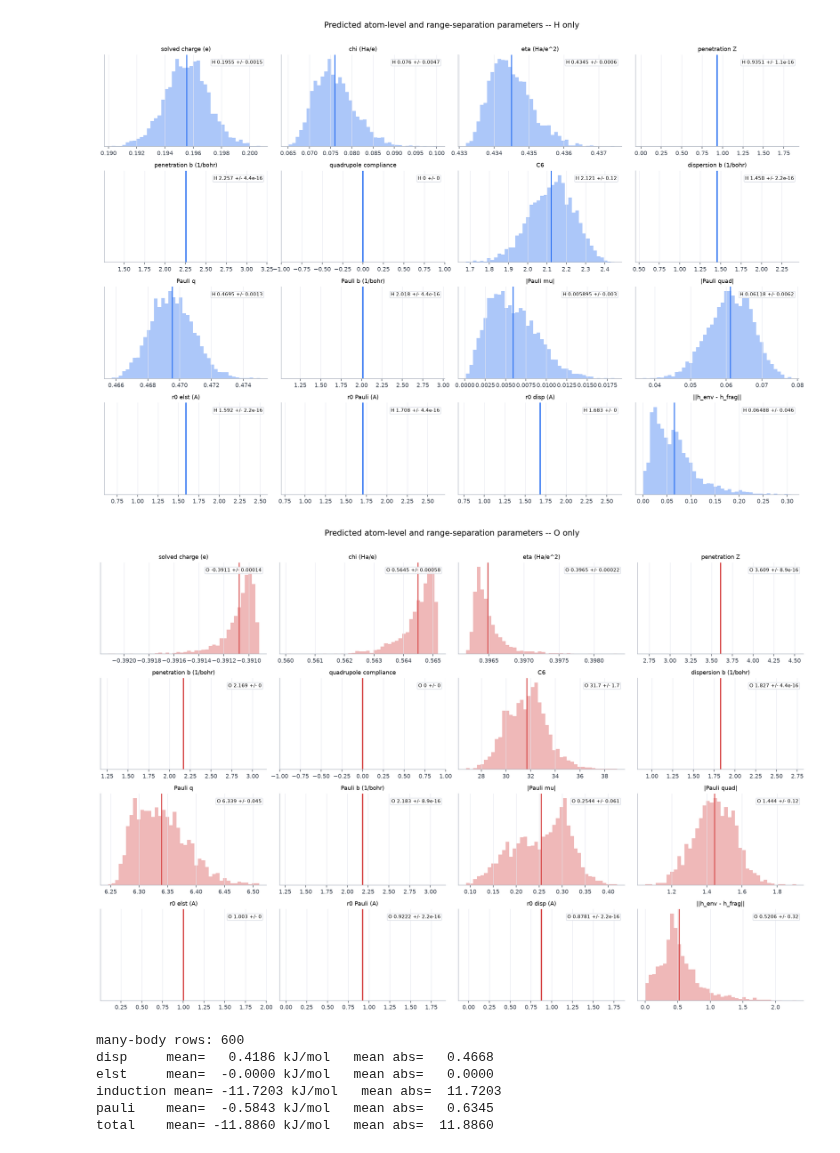
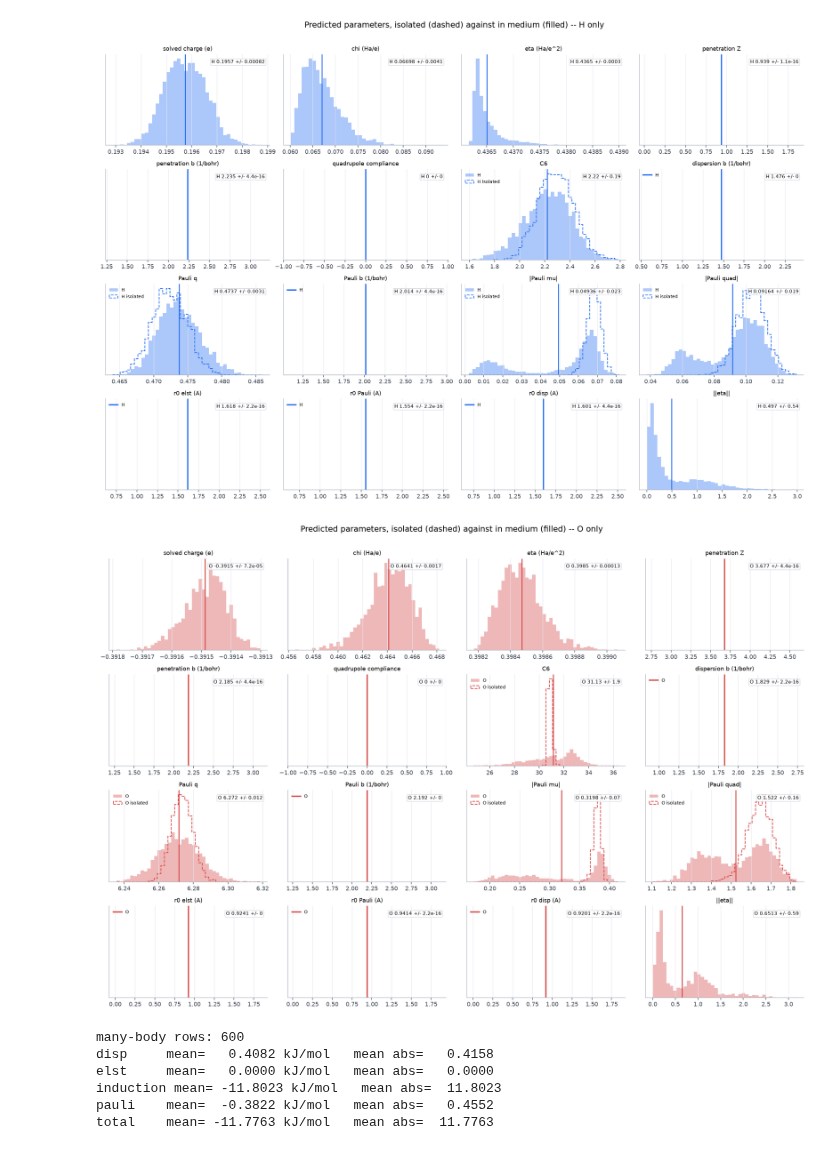
Before and after one commit to heindelj/rsfff, a Jupyter notebook: notebooks/eda_rsff_plotting.ipynb, the cells around one changed output. Drawn from its saved outputs; the diff is of its cells as text; code cells hidden in the pictures.

```diff
--- a/notebooks/eda_rsff_plotting.ipynb
+++ b/notebooks/eda_rsff_plotting.ipynb
@@ -219,15 +259,21 @@ def pool_fragments_to_frames(values, batch):
     f2b = fragment_to_system(batch)
     return values.new_zeros(batch.n_systems).index_add_(0, f2b, values)
 # %%
-model, cfg, state, stage_name, device = load_unified_checkpoint()
+model, cfg, state, stage_name, device = load_expert_checkpoint()
 datasets = load_cluster_datasets(cfg)
 anchor = load_extxyz(cfg.data.monomer_path, dtype=torch.get_default_dtype()) if cfg.data.monomer_path else None
 h2o_reference_energy = reference_species_energy()
 
+n_all = sum(p.numel() for p in model.parameters())
+n_env = sum(p.numel() for _n, p in env_parameters(model))
+
 print(f"checkpoint: {CHECKPOINT}")
-print(f"stage: {stage_name or 'single'}")
+print(f"stage: {stage_name or 'single'}    run_name: {cfg.run_name}")
 print(f"epoch: {state.get('epoch', 'unknown')}    val_loss: {state.get('val_loss', float('nan')):.6g}")
 print(f"device: {device}    dtype: {cfg.dtype}")
+print(f"experts: {sorted(model.experts.experts)}   induction: {model.induction}")
+print(f"parameters: {n_all}, of which {n_env} ({100 * n_env / n_all:.1f}%) in the environment slot")
+print(f"env_penalty_weight: {cfg.expert.env_penalty_weight}")
 print(f"{REFERENCE_SPECIES} reference: {h2o_reference_energy:.12f} Ha from {ISOLATED_SPECIES_REFERENCE}")
 print("datasets:", {tag: len(ds) for tag, ds in datasets.items()})
 if anchor is not None:
@@ -697,7 +785,11 @@ def collect_response_properties(model, anchor, device, batch_size=BATCH_SIZE):
     for start in range(0, len(anchor), batch_size):
         batch = anchor.flat_batch(range(start, min(start + batch_size, len(anchor)))).to(device)
         with torch.no_grad():
-            out = model(batch, with_polarizability=True)
+            # `with_induction=False` for the same reason the training anchor uses it: a
+            # lone fragment still relaxes against its own field, where ALMO-EDA reports
+            # exactly zero. The polarizability and multipoles come off the frozen solve
+            # either way, so this only removes an artifact and a coupled solve.
+            out = model(batch, with_polarizability=True, with_induction=False)
         if out.polarizability is not None and batch.polarizability is not None:
             pred_a = to_np(out.polarizability)[:, tri[0], tri[1]] / (BOHR_ANG ** 2)
             ref_a = to_np(batch.polarizability)[:, tri[0], tri[1]] / (BOHR_ANG ** 2)
@@ -874,16 +998,20 @@ PARAM_SPECS = [
     ("r0_elst", "r0 elst (A)"),
     ("r0_pauli", "r0 Pauli (A)"),
     ("r0_disp", "r0 disp (A)"),
-    ("env_norm", "||h_env - h_frag||"),
+    ("env_norm", "||eta||"),
 ]
 
 
 def plot_parameter_distributions(params, z=None, path=None, ncols=4):
     """One panel per parameter; `z` restricts to a single element.
 
-    Split by element because the two are not on the same scale -- C6 is 2.1 on H and 37 on O,
-    so a shared axis draws H as a spike at the origin and hides its whole distribution. One
-    figure per element lets each axis autoscale to what it is showing.
+    Where a parameter has both evaluations, the **isolated** distribution is drawn as an
+    outline and the **in-medium** one filled. The gap between them is what the environment
+    slot is doing to that parameter, and it is the same quantity `env_c6` and friends report
+    in the training log -- here resolved per atom instead of averaged.
+
+    Split by element because the two are not on the same scale: C6 is ~2 on H and ~37 on O, so
+    a shared axis draws H as a spike at the origin and hides its whole distribution.
     """
     mask = np.ones(len(params["Z"]), bool) if z is None else (params["Z"] == z)
     zs = sorted(set(params["Z"][mask]))
@@ -893,8 +1021,10 @@ def plot_parameter_distributions(params, z=None, path=None, ncols=4):
         ax.set_visible(False)
     for ax, (key, label) in zip(axes.ravel(), PARAM_SPECS):
         ax.set_visible(True)
+        iso_key = f"{key}_iso" if f"{key}_iso" in params else None
         for zi in zs:
-            vals = params[key][mask & (params["Z"] == zi)]
+            sel = mask & (params["Z"] == zi)
+            vals = params[key][sel]
             if len(vals) == 0:
                 continue
             color = ELEMENT_COLOR.get(int(zi), "#555")
@@ -902,43 +1032,52 @@ def plot_parameter_distributions(params, z=None, path=None, ncols=4):
             if float(vals.max() - vals.min()) <= 1e-12:
                 # A per-element constant -- every `r0` while `environment_r0` is off, and any
                 # head whose `environment_*` switch is false. A histogram of one value is a
                 # single bin of meaningless height, so draw the value instead. Seeing which
                 # panels are lines rather than distributions is itself the readout.
                 ax.axvline(float(vals[0]), color=color, lw=2.0, label=name)
                 ax.set_xlim(float(vals[0]) - 1.0, float(vals[0]) + 1.0)
-            else:
-                ax.hist(vals, bins=42, density=True, histtype="stepfilled", alpha=0.38,
-                        color=color, label=name)
-                ax.axvline(vals.mean(), color=color, lw=1.5)
+                continue
+            bins = np.histogram_bin_edges(vals, bins=42)
+            ax.hist(vals, bins=bins, density=True, histtype="stepfilled", alpha=0.38,
+                    color=color, label=name)
+            ax.axvline(vals.mean(), color=color, lw=1.5)
+            if iso_key is not None:
+                iso_vals = params[iso_key][sel]
+                if not np.allclose(iso_vals, vals):
+                    ax.hist(iso_vals, bins=bins, density=True, histtype="step",
+                            color=color, lw=1.2, ls="--",
+                            label=f"{name} isolated" if zi == zs[0] else None)
         summary = "\n".join(
             f"{ELEMENT.get(int(zi), zi)} {params[key][mask & (params['Z'] == zi)].mean():.4g}"
             f" +/- {params[key][mask & (params['Z'] == zi)].std():.2g}" for zi in zs
         )
         ax.text(0.97, 0.94, summary, transform=ax.transAxes, ha="right", va="top", fontsize=7.5,
                 bbox={"boxstyle": "round,pad=0.22", "fc": "white", "ec": "#d6dae3", "alpha": 0.85})
         ax.set_title(label, fontsize=9)
         ax.set_yticks([])
-    if z is None:
-        axes.ravel()[0].legend(frameon=False, fontsize=8)
+        if iso_key is not None and ax.get_legend_handles_labels()[1]:
+            ax.legend(frameon=False, fontsize=7)
     who = "all elements" if z is None else f"{ELEMENT.get(int(z), z)} only"
-    fig.suptitle(f"Predicted atom-level and range-separation parameters -- {who}",
-                 y=1.01, fontsize=13)
+    fig.suptitle(
+        f"Predicted parameters, isolated (dashed) against in medium (filled) -- {who}",
+        y=1.01, fontsize=13,
+    )
     fig.tight_layout()
     if path:
         fig.savefig(path, bbox_inches="tight")
     return fig
 
 
 for z in sorted(set(params["Z"])):
     name = ELEMENT.get(int(z), str(int(z)))
     fig = plot_parameter_distributions(
         params, z=int(z),
         path=FIGDIR / f"{FIGPREFIX}_parameter_distributions_{name}.png",
     )
     plt.show()
 # %% [output]
-[figure, old version]
+[figure, new version]
-[figure, old version]
+[figure, new version]
 # %%
 class EnergyTermModel(torch.nn.Module):
     def __init__(self, model, term):
@@ -979,7 +1118,7 @@ def collect_many_body_by_term(model, datasets, terms=None, per_cluster=MBE_PER_C
         terms.append("total")
     rows = []
     for term in terms:
-        if term != "total" and term not in model.pair_head.channels and term not in ("induction", "onebody"):
+        if term != "total" and term not in model.classical and term not in ("induction", "onebody"):
             continue
         wrapped = EnergyTermModel(model, term).to(next(model.parameters()).device)
         for tag in [t for t in ("w3", "w4", "w5") if t in datasets]:
@@ -1010,11 +1149,11 @@ for term in sorted({r['term'] for r in mbe_rows}):
     print(f"{term:<8} mean={vals.mean():>9.4f} kJ/mol   mean abs={np.abs(vals).mean():>9.4f}")
 # %% [output]
 many-body rows: 600
-disp     mean=   0.4186 kJ/mol   mean abs=   0.4668
-elst     mean=  -0.0000 kJ/mol   mean abs=   0.0000
-induction mean= -11.7203 kJ/mol   mean abs=  11.7203
-pauli    mean=  -0.5843 kJ/mol   mean abs=   0.6345
-total    mean= -11.8860 kJ/mol   mean abs=  11.8860
+disp     mean=   0.4082 kJ/mol   mean abs=   0.4158
+elst     mean=   0.0000 kJ/mol   mean abs=   0.0000
+induction mean= -11.8023 kJ/mol   mean abs=  11.8023
+pauli    mean=  -0.3822 kJ/mol   mean abs=   0.4552
+total    mean= -11.7763 kJ/mol   mean abs=  11.7763
 # %%
 def plot_many_body(rows, path=None):
     terms = [t for t in ["elst", "pauli", "disp", "induction", "total"] if any(r["term"] == t for r in rows)]
```
Also changed, not shown: parts of 20 cells of this notebook, 8 other files.
